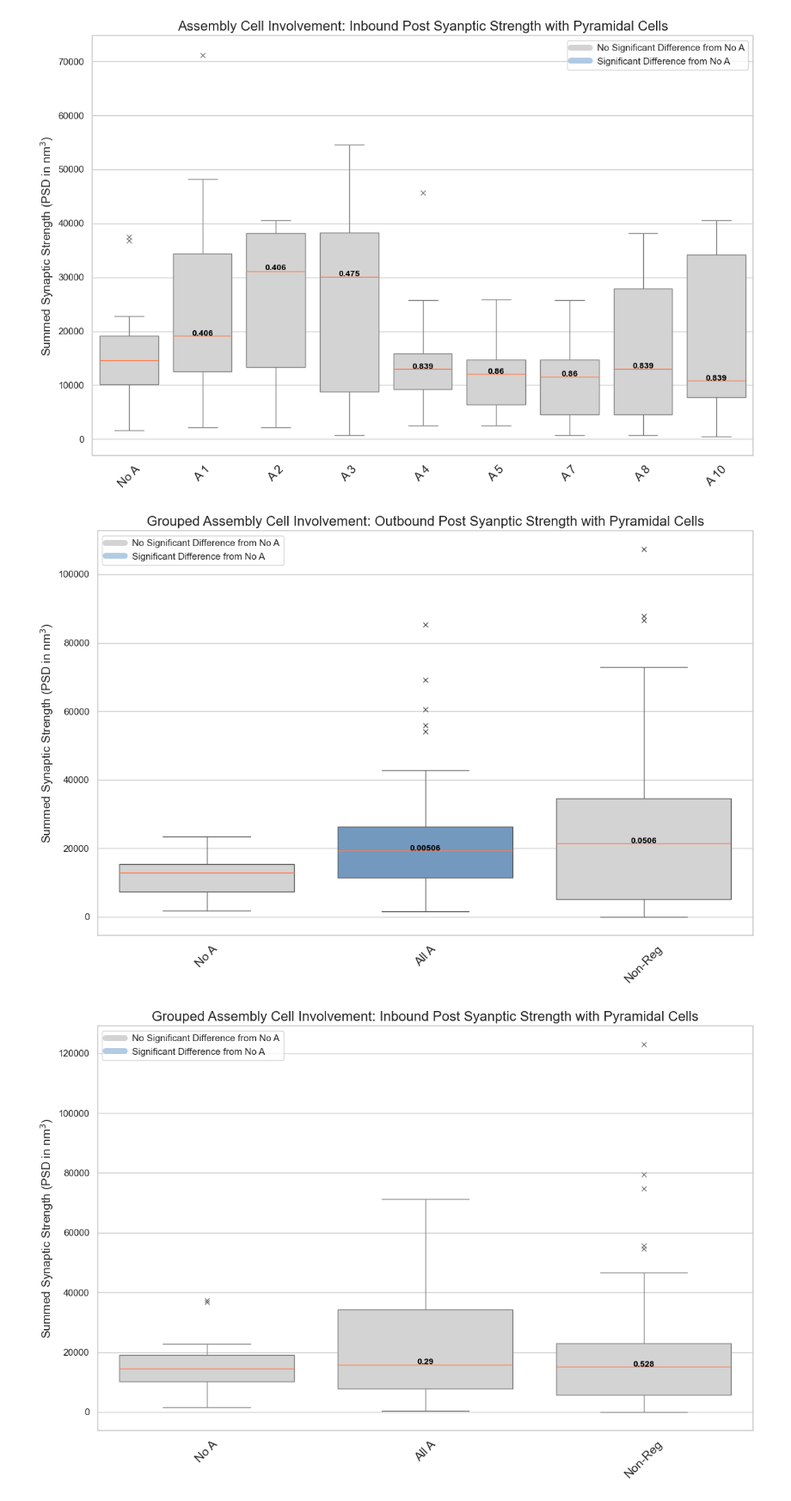
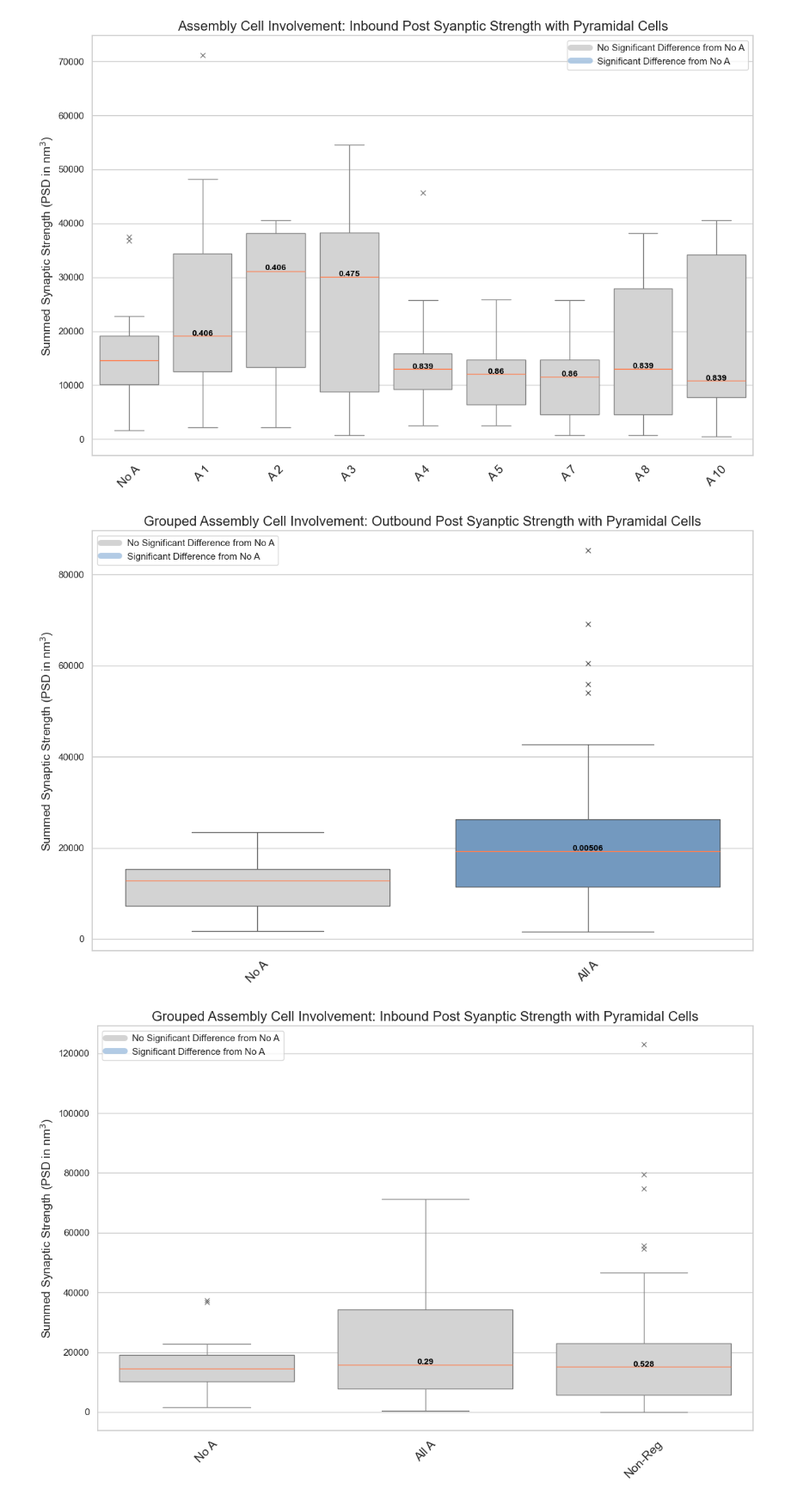
Before and after one commit to Jawagnercarena/Assembly_Organization, a Jupyter notebook: AssemblyPaperFigures/FigureCode/Figure5/Figure5_pyr_only.ipynb, the cells around one changed output. Shown at 86% size. Drawn from its saved outputs; the diff is of its cells as text; code cells hidden in the pictures.

```diff
--- a/AssemblyPaperFigures/FigureCode/Figure5/Figure5_pyr_only.ipynb
+++ b/AssemblyPaperFigures/FigureCode/Figure5/Figure5_pyr_only.ipynb
@@ -952,19 +952,19 @@ produce_first_order_connections_plot(input_connections_dict = inbound_summed_psd
 # %%
 produce_first_order_connections_plot(input_connections_dict = grouped_outbound_summed_psd_first_order_connections,
                                      total_cells = summed_size_connectome.shape[0],
                                      directionality = "Outbound",
                                      binary_counts = False,
                                      syn_counts = False,
                                      summed_psd = True,
                                      average_psd = False,
                                      prob = False,
                                      intragroup = False,
                                      grouped = True,
                                      show_p_vals = True,
                                      fdr_correction = True,
-                                     include_non_registered = True)
+                                     include_non_registered = False)
 # %% [output]
-[figure, old version]
+[figure, new version]
 # %%
 produce_first_order_connections_plot(input_connections_dict = grouped_inbound_summed_psd_first_order_connections,
                                      total_cells = summed_size_connectome.shape[0],
```
Also changed, not shown: parts of 2 cells of this notebook, 13 other files.
